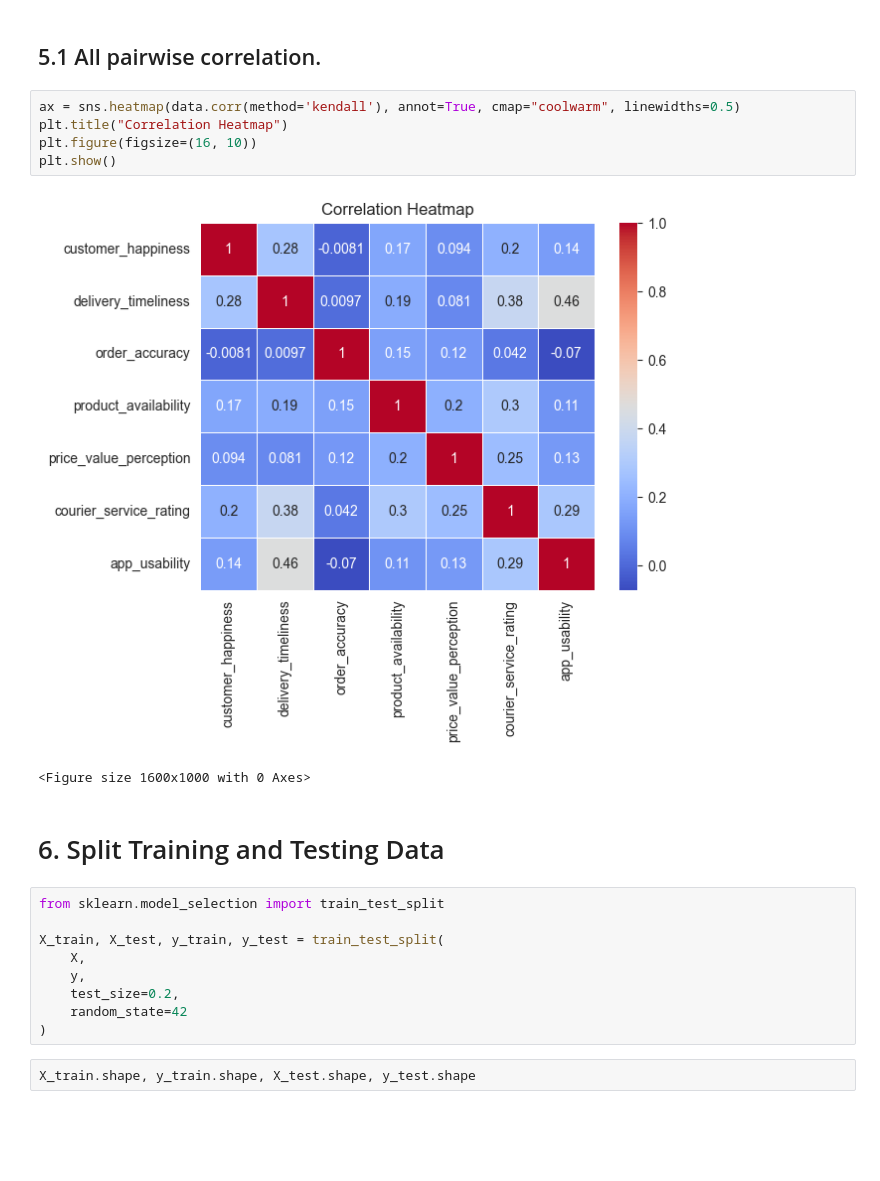
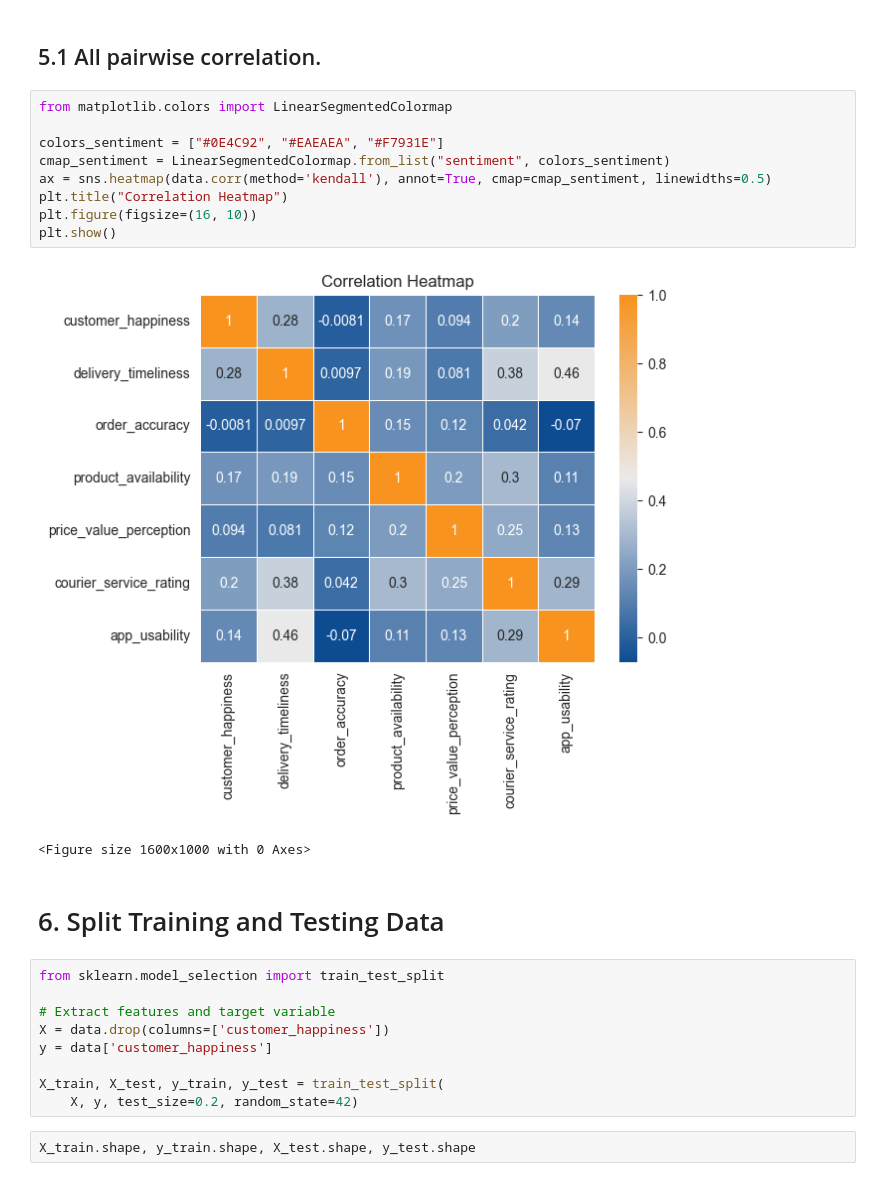
Before and after one commit to tessjacob/aWIwd8dwHJ5J9HTH, a Jupyter notebook: happyCustomersAnalysis.ipynb, the cells around one changed output. Saved outputs shown, nothing was run; the diff lists cells and outputs as text; blank space fills up the shorter version.

```diff
--- a/happyCustomersAnalysis.ipynb
+++ b/happyCustomersAnalysis.ipynb
@@ -264,24 +287,28 @@ plt.show()
 # %% [markdown]
 ## 5.1 All pairwise correlation.
 # %%
-ax = sns.heatmap(data.corr(method='kendall'), annot=True, cmap="coolwarm", linewidths=0.5)
+from matplotlib.colors import LinearSegmentedColormap
+
+colors_sentiment = ["#0E4C92", "#EAEAEA", "#F7931E"]
+cmap_sentiment = LinearSegmentedColormap.from_list("sentiment", colors_sentiment)
+ax = sns.heatmap(data.corr(method='kendall'), annot=True, cmap=cmap_sentiment, linewidths=0.5)
 plt.title("Correlation Heatmap")
 plt.figure(figsize=(16, 10))
 plt.show()
 # %% [output]
-[figure, old version]
+[figure, new version]
 <Figure size 1600x1000 with 0 Axes>
 # %% [markdown]
 # 6. Split Training and Testing Data
 # %%
 from sklearn.model_selection import train_test_split
 
+# Extract features and target variable
+X = data.drop(columns=['customer_happiness'])
+y = data['customer_happiness']
+
 X_train, X_test, y_train, y_test = train_test_split(
-    X,
-    y,
-    test_size=0.2,
-    random_state=42
-)
+    X, y, test_size=0.2, random_state=42)
 # %%
 X_train.shape, y_train.shape, X_test.shape, y_test.shape
 # %% [output]
```
Also changed, not shown: parts of 34 cells of this notebook.
